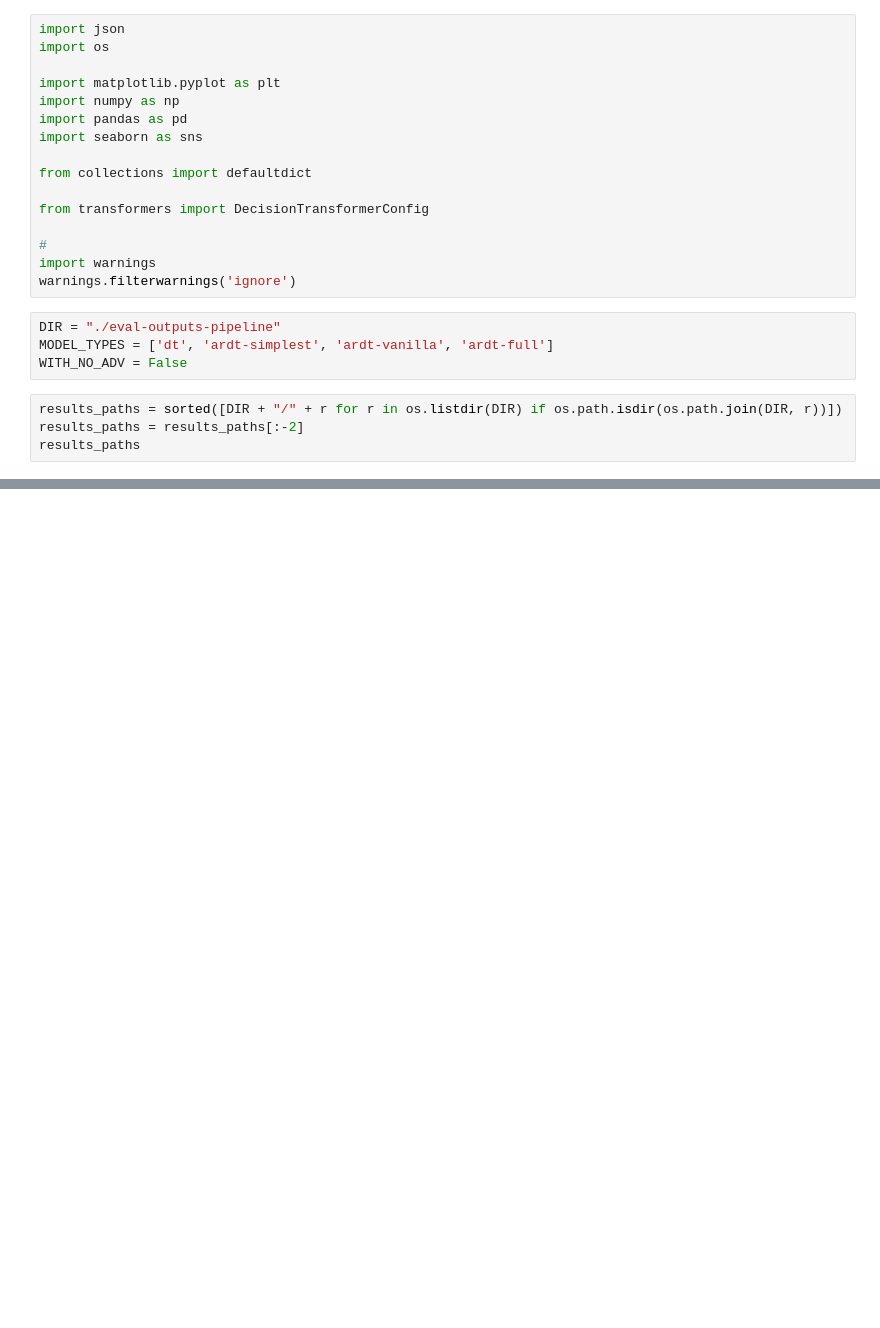
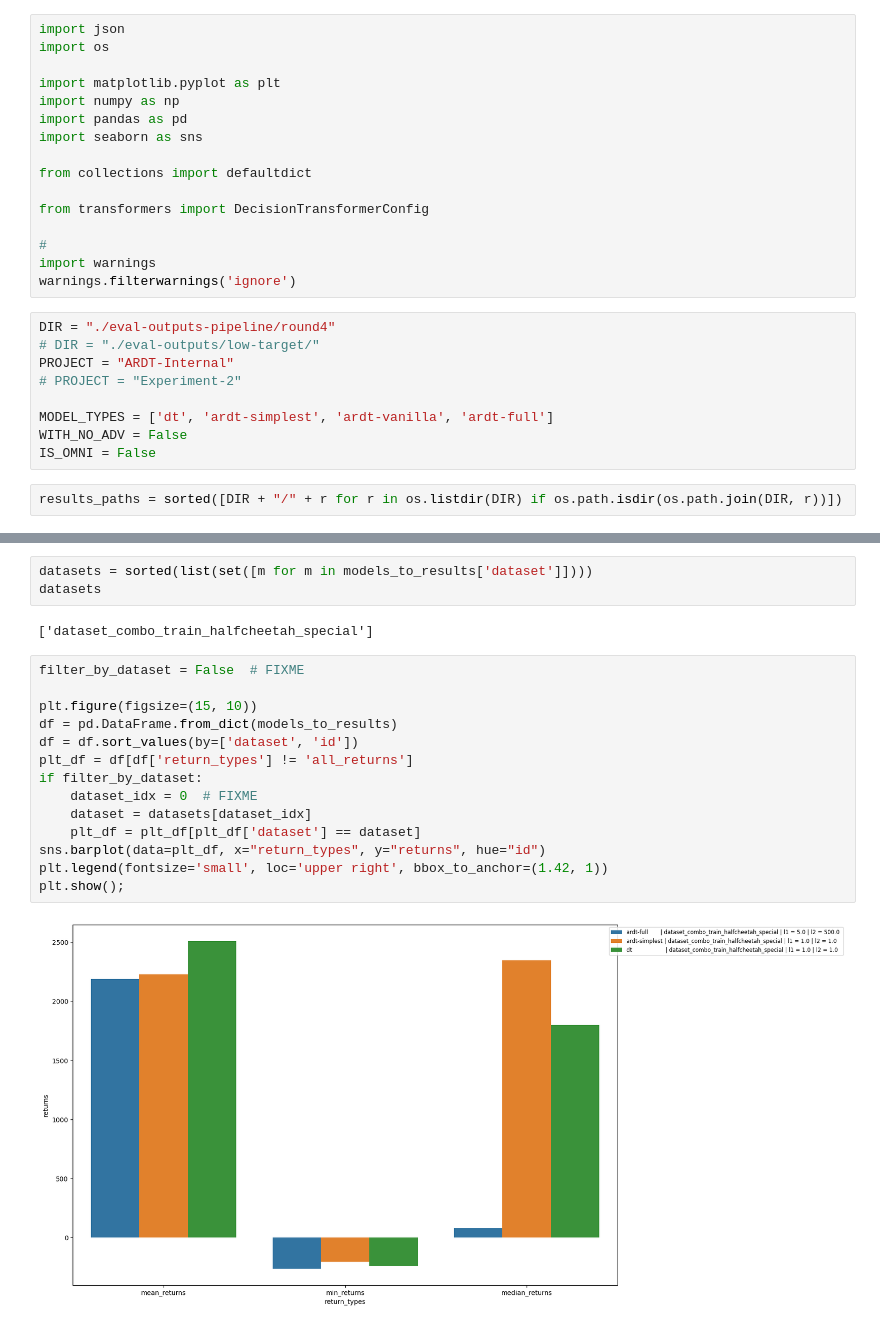
Before and after one commit to afonsosamarques/action-robust-decision-transformer, a Jupyter notebook: codebase/evaluation_protocol/plot_eval_outputs_agentadv.ipynb, the cells around one changed output, grey strips where cells are left out. Cells and saved outputs as stored; diff of their text form; blank space fills up the shorter version.

Commit message:
Improving eval outputs plots

```diff
--- a/codebase/evaluation_protocol/plot_eval_outputs_agentadv.ipynb
+++ b/codebase/evaluation_protocol/plot_eval_outputs_agentadv.ipynb
@@ -15,10 +15,13 @@ from transformers import DecisionTransformerConfig
 import warnings
 warnings.filterwarnings('ignore')
 # %%
-DIR = "./eval-outputs-pipeline"
+DIR = "./eval-outputs-pipeline/round4"
+# DIR = "./eval-outputs/low-target/"
+PROJECT = "ARDT-Internal"
+# PROJECT = "Experiment-2"
+
 MODEL_TYPES = ['dt', 'ardt-simplest', 'ardt-vanilla', 'ardt-full']
 WITH_NO_ADV = False
+IS_OMNI = False
 # %%
 results_paths = sorted([DIR + "/" + r for r in os.listdir(DIR) if os.path.isdir(os.path.join(DIR, r))])
-results_paths = results_paths[:-2]
-results_paths
@@ -24,0 +127,21 @@ results_paths
+# %%
+datasets = sorted(list(set([m for m in models_to_results['dataset']])))
+datasets
+# %% [output]
+['dataset_combo_train_halfcheetah_special']
+# %%
+filter_by_dataset = False  # FIXME
+
+plt.figure(figsize=(15, 10))
+df = pd.DataFrame.from_dict(models_to_results)
+df = df.sort_values(by=['dataset', 'id'])
+plt_df = df[df['return_types'] != 'all_returns']
+if filter_by_dataset:
+    dataset_idx = 0  # FIXME
+    dataset = datasets[dataset_idx]
+    plt_df = plt_df[plt_df['dataset'] == dataset]
+sns.barplot(data=plt_df, x="return_types", y="returns", hue="id")
+plt.legend(fontsize='small', loc='upper right', bbox_to_anchor=(1.42, 1))
+plt.show();
+# %% [output]
+[figure, added]
```
Also changed, not shown: parts of 10 cells of this notebook, 2 other files.
